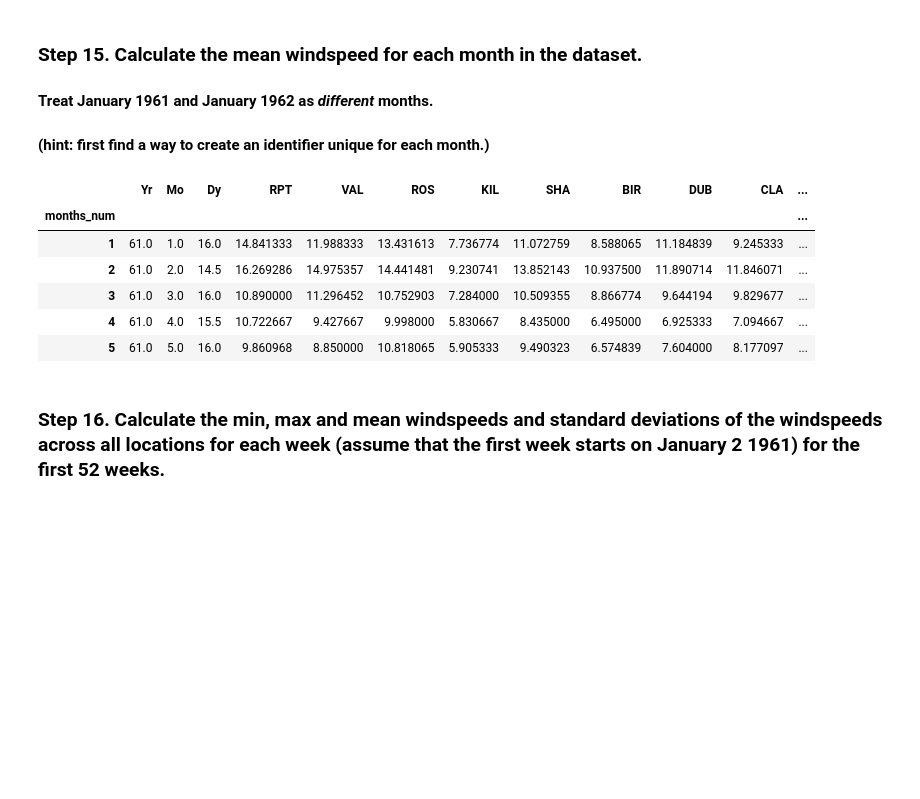
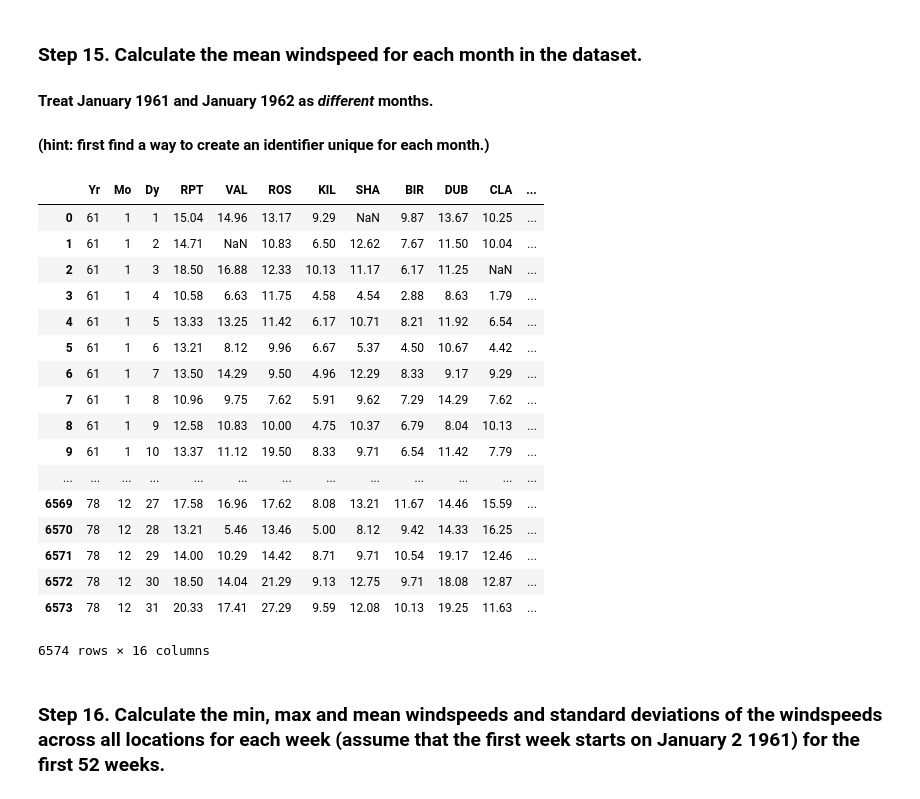
Before and after one commit to guipsamora/pandas_exercises, a Jupyter notebook: Stats/Wind_Stats/Exercises_with_solutions.ipynb, the cells around one changed output. Cells and saved outputs as stored; diff of their text form; code cells hidden in the pictures; blank space fills up the shorter version.

```diff
--- a/Stats/Wind_Stats/Exercises_with_solutions.ipynb
+++ b/Stats/Wind_Stats/Exercises_with_solutions.ipynb
@@ -277,22 +277,35 @@ data[::7].head()
 # %%
 # call data again but this time don't use parse_dates
 wind_data = pd.read_table("wind.data", sep = "\s+")
 
 # compute the month number for each day in the dataset, there are in total 216 months
 wind_data['months_num'] = (wind_data.iloc[:, 0] - 61) * 12 + wind_data.iloc[:, 1]
 
+wind_data
+
 # group the data according to the months_num and get the mean
-monthly_data = wind_data.groupby(['months_num']).mean()
+# monthly_data = wind_data.groupby(['months_num']).mean()
 
-monthly_data.head()
+# monthly_data.head()
 # %% [output]
 |  | Yr | Mo | Dy | RPT | VAL | ROS | KIL | SHA | BIR | DUB | CLA | ... |
-| months_num |  |  |  |  |  |  |  |  |  |  |  | ... |
-| 1 | 61.0 | 1.0 | 16.0 | 14.841333 | 11.988333 | 13.431613 | 7.736774 | 11.072759 | 8.588065 | 11.184839 | 9.245333 | ... |
-| 2 | 61.0 | 2.0 | 14.5 | 16.269286 | 14.975357 | 14.441481 | 9.230741 | 13.852143 | 10.937500 | 11.890714 | 11.846071 | ... |
-| 3 | 61.0 | 3.0 | 16.0 | 10.890000 | 11.296452 | 10.752903 | 7.284000 | 10.509355 | 8.866774 | 9.644194 | 9.829677 | ... |
-| 4 | 61.0 | 4.0 | 15.5 | 10.722667 | 9.427667 | 9.998000 | 5.830667 | 8.435000 | 6.495000 | 6.925333 | 7.094667 | ... |
-| 5 | 61.0 | 5.0 | 16.0 | 9.860968 | 8.850000 | 10.818065 | 5.905333 | 9.490323 | 6.574839 | 7.604000 | 8.177097 | ... |
+| 0 | 61 | 1 | 1 | 15.04 | 14.96 | 13.17 | 9.29 | NaN | 9.87 | 13.67 | 10.25 | ... |
+| 1 | 61 | 1 | 2 | 14.71 | NaN | 10.83 | 6.50 | 12.62 | 7.67 | 11.50 | 10.04 | ... |
+| 2 | 61 | 1 | 3 | 18.50 | 16.88 | 12.33 | 10.13 | 11.17 | 6.17 | 11.25 | NaN | ... |
+| 3 | 61 | 1 | 4 | 10.58 | 6.63 | 11.75 | 4.58 | 4.54 | 2.88 | 8.63 | 1.79 | ... |
+| 4 | 61 | 1 | 5 | 13.33 | 13.25 | 11.42 | 6.17 | 10.71 | 8.21 | 11.92 | 6.54 | ... |
+| 5 | 61 | 1 | 6 | 13.21 | 8.12 | 9.96 | 6.67 | 5.37 | 4.50 | 10.67 | 4.42 | ... |
+| 6 | 61 | 1 | 7 | 13.50 | 14.29 | 9.50 | 4.96 | 12.29 | 8.33 | 9.17 | 9.29 | ... |
+| 7 | 61 | 1 | 8 | 10.96 | 9.75 | 7.62 | 5.91 | 9.62 | 7.29 | 14.29 | 7.62 | ... |
+| 8 | 61 | 1 | 9 | 12.58 | 10.83 | 10.00 | 4.75 | 10.37 | 6.79 | 8.04 | 10.13 | ... |
+| 9 | 61 | 1 | 10 | 13.37 | 11.12 | 19.50 | 8.33 | 9.71 | 6.54 | 11.42 | 7.79 | ... |
+| ... | ... | ... | ... | ... | ... | ... | ... | ... | ... | ... | ... | ... |
+| 6569 | 78 | 12 | 27 | 17.58 | 16.96 | 17.62 | 8.08 | 13.21 | 11.67 | 14.46 | 15.59 | ... |
+| 6570 | 78 | 12 | 28 | 13.21 | 5.46 | 13.46 | 5.00 | 8.12 | 9.42 | 14.33 | 16.25 | ... |
+| 6571 | 78 | 12 | 29 | 14.00 | 10.29 | 14.42 | 8.71 | 9.71 | 10.54 | 19.17 | 12.46 | ... |
+| 6572 | 78 | 12 | 30 | 18.50 | 14.04 | 21.29 | 9.13 | 12.75 | 9.71 | 18.08 | 12.87 | ... |
+| 6573 | 78 | 12 | 31 | 20.33 | 17.41 | 27.29 | 9.59 | 12.08 | 10.13 | 19.25 | 11.63 | ... |
+6574 rows × 16 columns
 # %% [markdown]
 ### Step 16. Calculate the min, max and mean windspeeds and standard deviations of the windspeeds across all locations for each week (assume that the first week starts on January 2 1961) for the first 52 weeks.
 # %%
```
Also changed, not shown: 5 other files.
